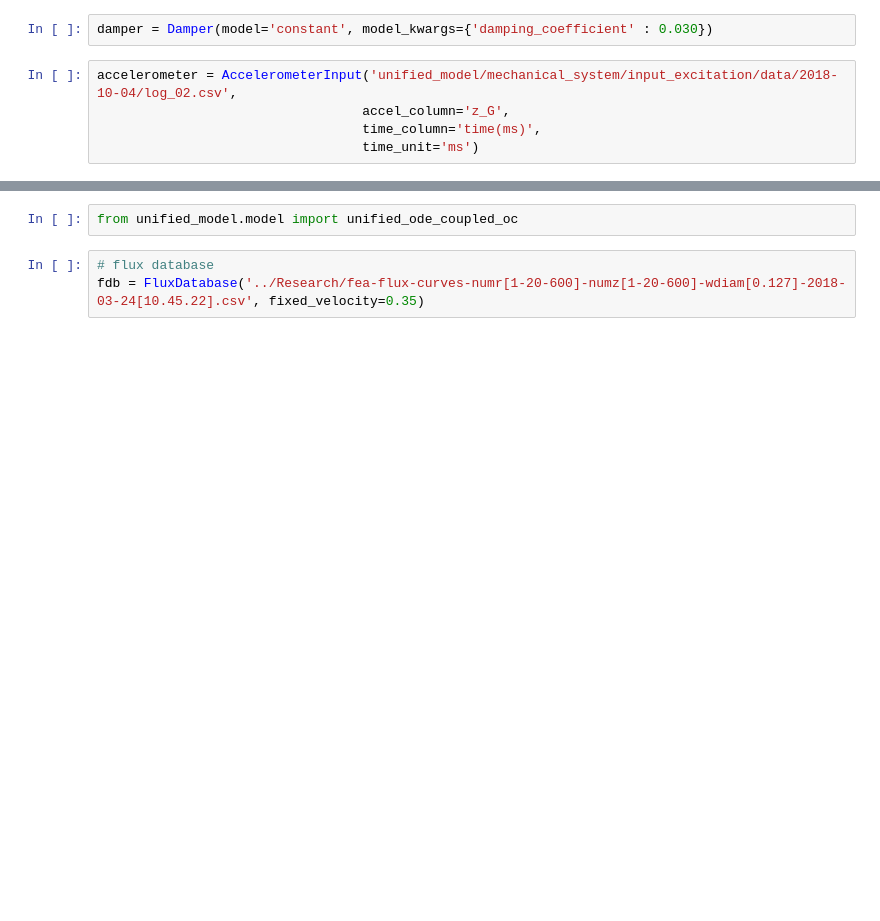
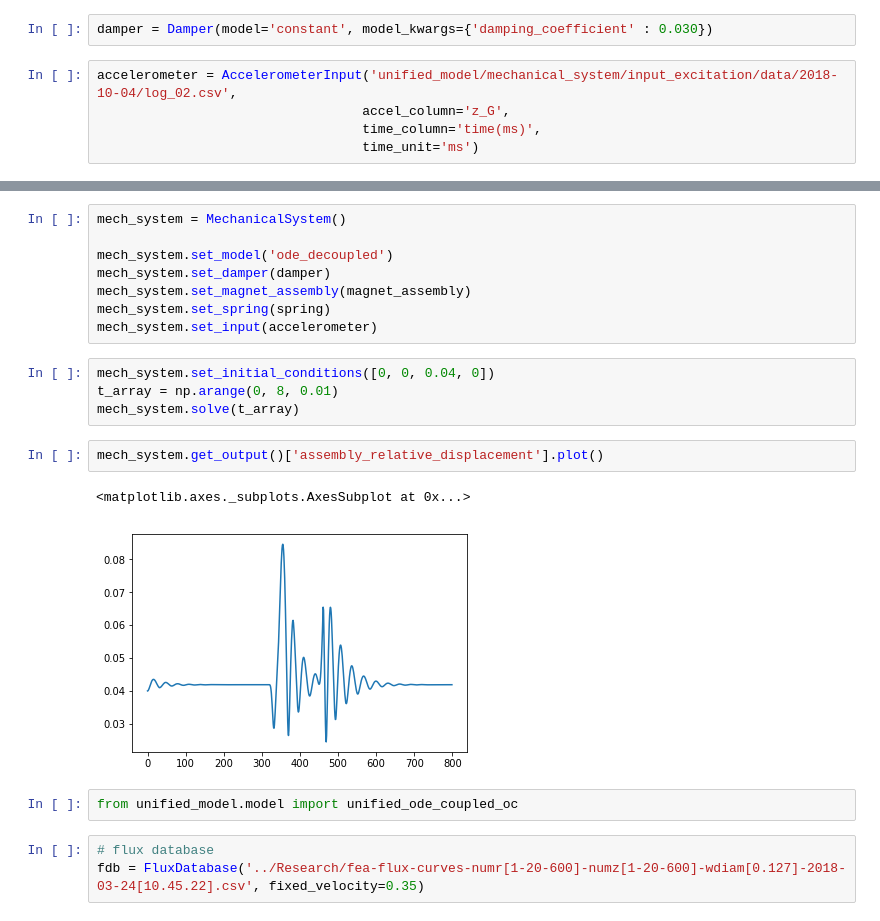
Before and after one commit to mnicstruwig/FlexibleFluxSimulator, a Jupyter notebook: notebooks/2018-11-16-Prototype-Unified-ODE.ipynb, the cells around one changed output, grey strips where cells are left out. Drawn from its saved outputs; the diff is of its cells as text; blank space fills up the shorter version.

```diff
--- a/notebooks/2018-11-16-Prototype-Unified-ODE.ipynb
+++ b/notebooks/2018-11-16-Prototype-Unified-ODE.ipynb
@@ -36,3 +42,20 @@ accelerometer = AccelerometerInput('unified_model/mechanical_system/input_excita
+# %%
+mech_system = MechanicalSystem()
+
+mech_system.set_model('ode_decoupled')
+mech_system.set_damper(damper)
+mech_system.set_magnet_assembly(magnet_assembly)
+mech_system.set_spring(spring)
+mech_system.set_input(accelerometer)
+# %%
+mech_system.set_initial_conditions([0, 0, 0.04, 0])
+t_array = np.arange(0, 8, 0.01)
+mech_system.solve(t_array)
+# %%
+mech_system.get_output()['assembly_relative_displacement'].plot()
+# %% [output]
+<matplotlib.axes._subplots.AxesSubplot at 0x...>
+[figure, added]
 # %%
 from unified_model.model import unified_ode_coupled_oc
 # %%
```
Also changed, not shown: parts of 3 cells of this notebook, 2 other files.
